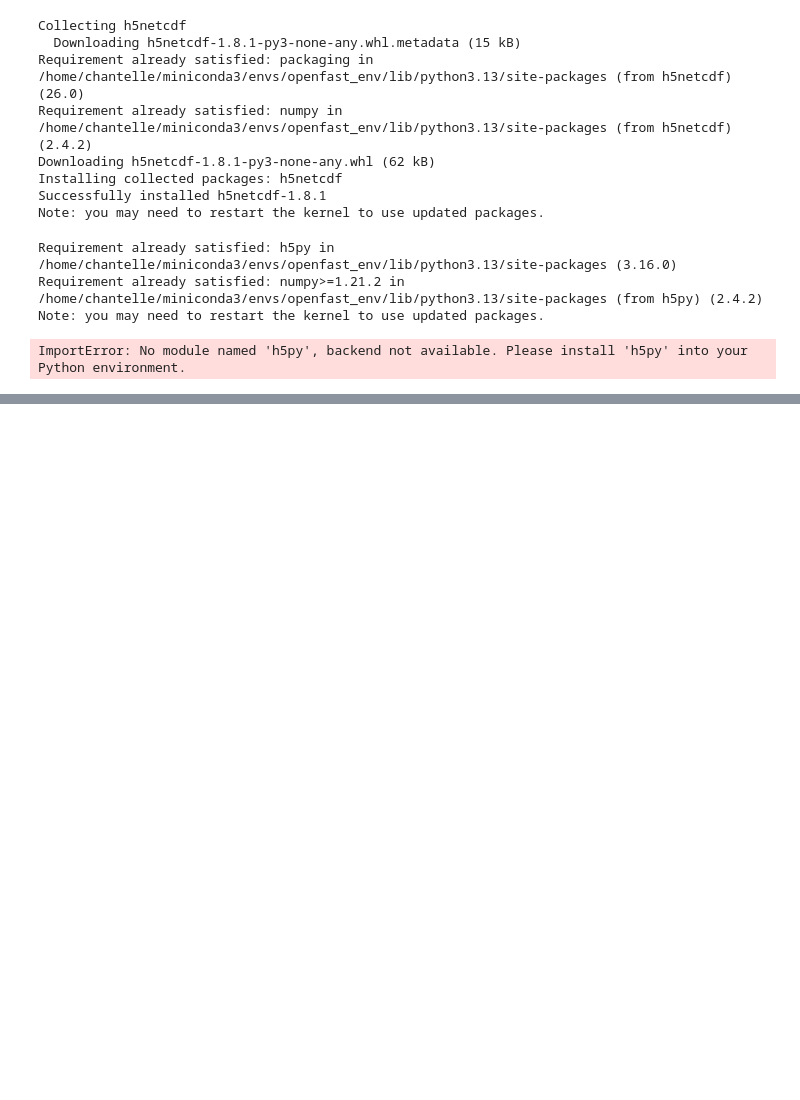
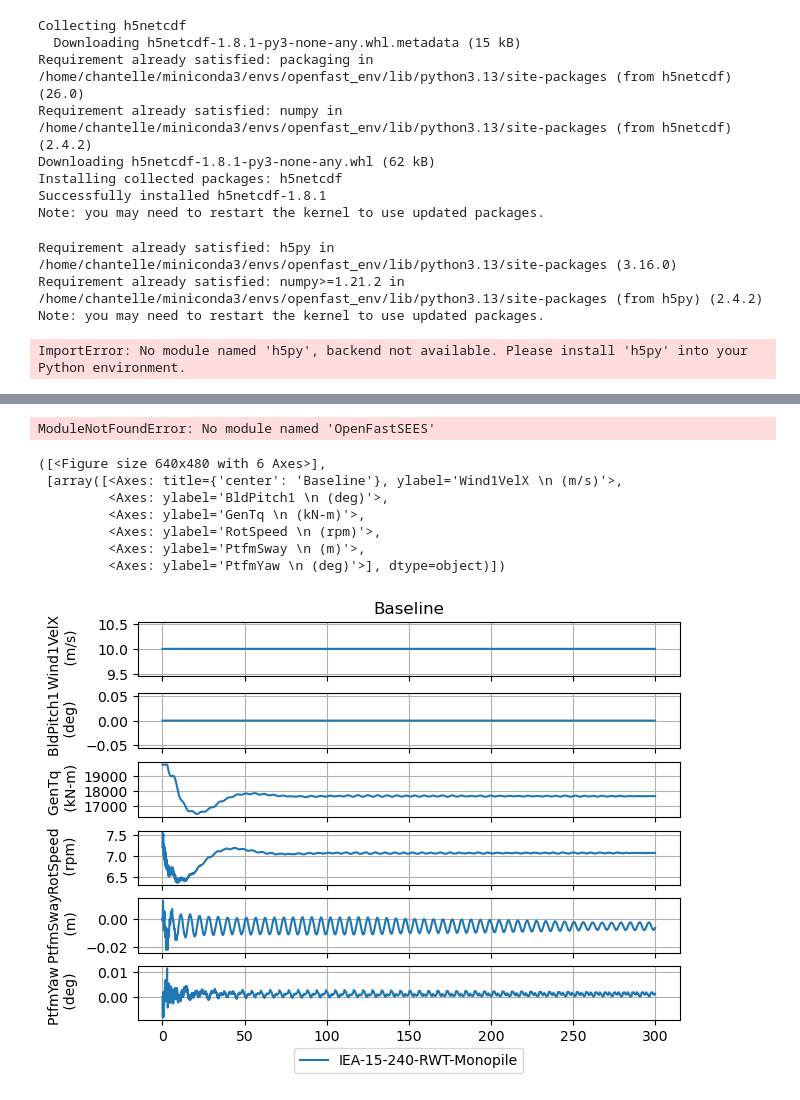
Before and after one commit to ChantelleAA/openfast, a Jupyter notebook: new_file.ipynb, the cells around one changed output, grey strips where cells are left out. Saved outputs shown, nothing was run; the diff lists cells and outputs as text; code cells hidden in the pictures; blank space fills up the shorter version.

```diff
--- a/new_file.ipynb
+++ b/new_file.ipynb
@@ -96,0 +233,5 @@ ImportError: No module named 'h5py', backend not available. Please install 'h5py
+# %%
+import OpenFastSEES as opfs
+dir(opfs)
+# %% [output]
+ModuleNotFoundError: No module named 'OpenFastSEES'
@@ -96,0 +295,50 @@ ImportError: No module named 'h5py', backend not available. Please install 'h5py
+# %%
+# Python Modules
+#import numpy as np
+import matplotlib.pyplot as plt
+# ROSCO toolbox modules
+from rosco.toolbox.ofTools.fast_io import output_processing
+import os
+
+this_dir = os.path.dirname(os.path.abspath('./openfast'))
+example_out_dir = os.path.join(this_dir,'examples_out')
+if not os.path.isdir(example_out_dir):
+    os.makedirs(example_out_dir)
+
+# Define openfast output filenames
+filenames = ["IEA-15-240-RWT/OpenFAST/IEA-15-240-RWT-Monopile/IEA-15-240-RWT-Monopile.outb"]
+# ---- Note: Could load and plot multiple cases, textfiles, and binaries...
+# filenames = ["../Test_Cases/NREL-5MW/NREL-5MW.outb",
+#             "../Test_Cases/NREL-5MW/NREL-5MW_ex8.outb"]
+
+filenames = [os.path.join(this_dir,file) for file in filenames]
+
+#  Define Plot cases
+#  --- Comment,uncomment, create, and change these as desired...
+cases = {}
+cases['Baseline'] = ['Wind1VelX', 'BldPitch1', 'GenTq', 'RotSpeed','PtfmSway', 'PtfmYaw']
+# cases['Rotor'] = ['BldPitch1', 'GenTq', 'GenPwr']
+# cases['Platform Motion'] = ['PtfmSurge', 'PtfmSway', 'PtfmHeave', 'PtfmPitch','PtfmRoll','PtfmYaw']
+
+
+# Instantiate fast_IO
+fast_out = output_processing.output_processing()
+# Can also do:
+# fast_out = output_processing.output_processing(filenames=filenames, cases=cases)
+# fast_out.plot_fast_out()
+
+# Load and plot
+fastout = fast_out.load_fast_out(filenames)
+# fastout
+fast_out.plot_fast_out(cases=cases,showplot=False)
+
+# plt.savefig(os.path.join(example_out_dir,'07_IEA-15MW_Semi_Out.png'))
+# %% [output]
+([<Figure size 640x480 with 6 Axes>],
+ [array([<Axes: title={'center': 'Baseline'}, ylabel='Wind1VelX \n (m/s)'>,
+         <Axes: ylabel='BldPitch1 \n (deg)'>,
+         <Axes: ylabel='GenTq \n (kN-m)'>,
+         <Axes: ylabel='RotSpeed \n (rpm)'>,
+         <Axes: ylabel='PtfmSway \n (m)'>,
+         <Axes: ylabel='PtfmYaw \n (deg)'>], dtype=object)])
+[figure, added]
```
Also changed, not shown: parts of 19 cells of this notebook, 18 other files.
